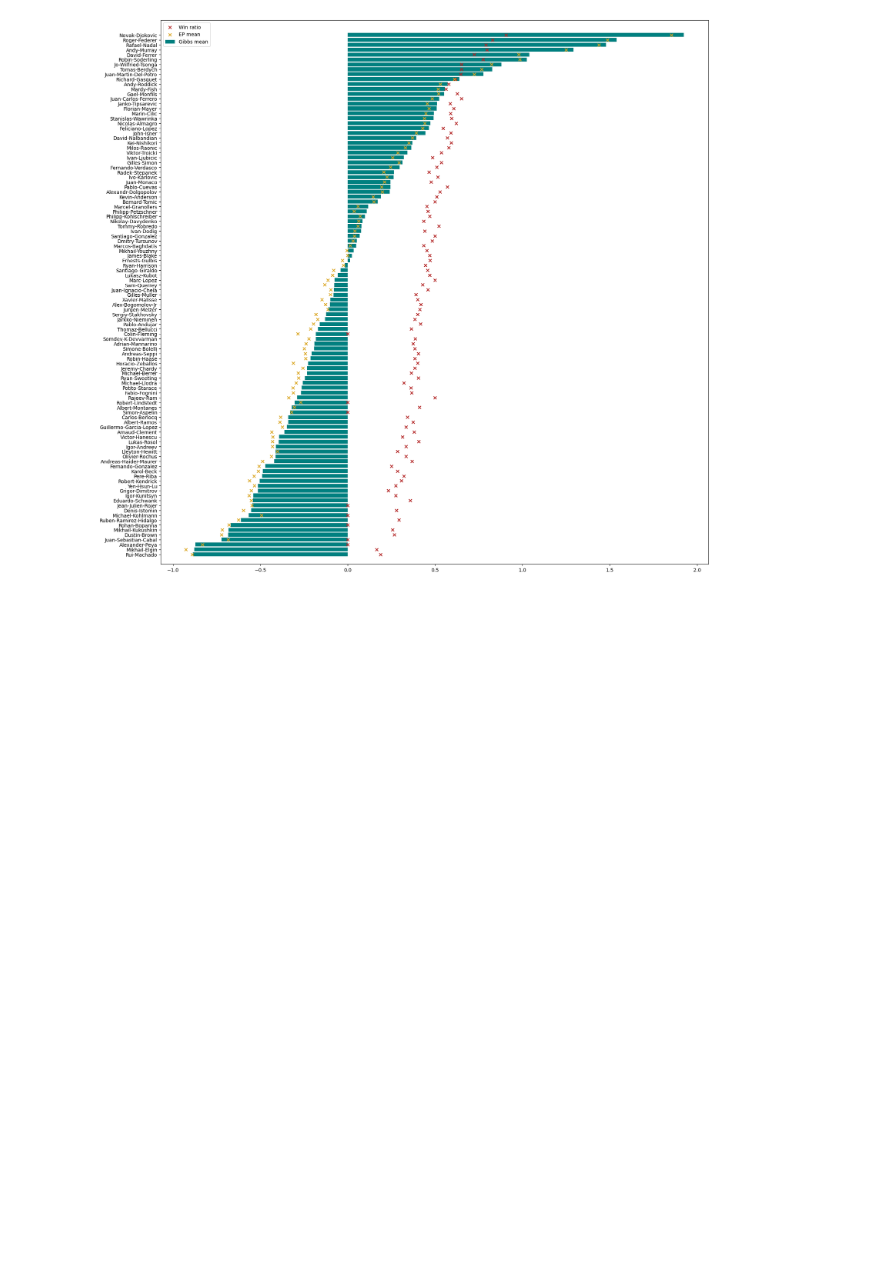
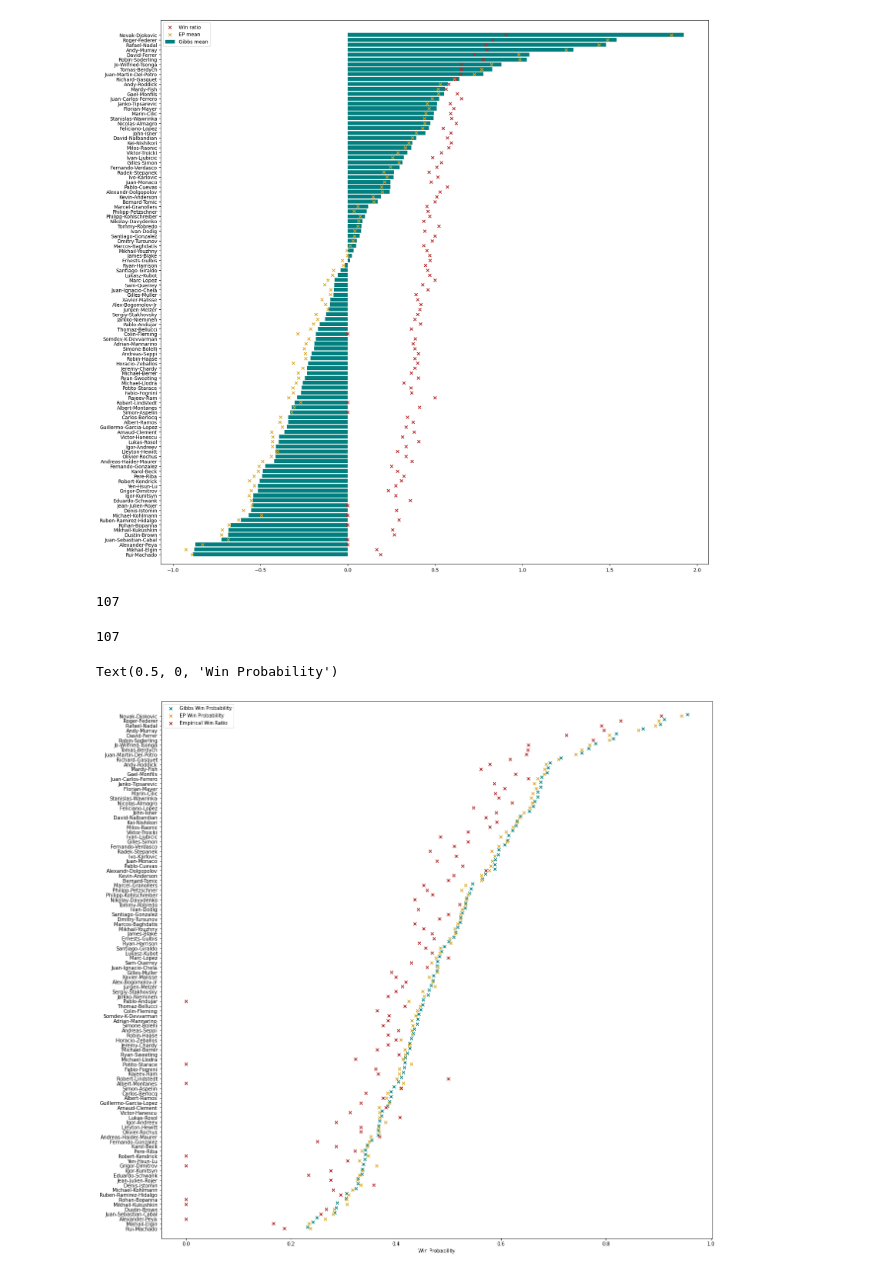
Before and after one commit to JeevanBhoot/probabilistic-ml, a Jupyter notebook: 2/coursework2.ipynb, the cells around one changed output. Drawn from its saved outputs; the diff is of its cells as text; code cells hidden in the pictures; blank space fills up the shorter version.

```diff
--- a/2/coursework2.ipynb
+++ b/2/coursework2.ipynb
@@ -643,3 +637,53 @@ plt.legend()
 # %% [output]
 <matplotlib.legend.Legend at 0x...>
 [figure]
+# %%
+len(thinned_samples)
+# %% [output]
+107
+# %%
+M
+# %% [output]
+107
+# %%
+gibbs_probs = np.zeros((M, M))
+for i in range(M):
+    for j in range(M):
+        gibbs_probs[j, i] = np.mean(norm.cdf(thinned_samples[i] - thinned_samples[j]))
+
+gibbs_winning_probs = np.zeros(M)
+for p in range(M):
+    gibbs_winning_probs[p] = np.sum(gibbs_probs[:, p]) / (M - 1) # (M -1) opponents
+# %%
+ep_probs = np.zeros(shape=(M,M))
+gibbs_probs = np.zeros((M, M))
+for i in range(M):
+    for j in range(M):
+        gibbs_probs[j, i] = np.mean(norm.cdf(thinned_samples[i] - thinned_samples[j]))
+        mean = mean_player_skills[i] - mean_player_skills[j]
+        variance = (1 / precision_player_skills[i]) + (1 / precision_player_skills[j]) + 1
+        p_win = norm.cdf(mean/ np.sqrt(variance))
+        ep_probs[i,j] = p_win
+
+ep_winning_probs = np.zeros(M)
+gibbs_winning_probs = np.zeros(M)
+for p in range(M):
+    gibbs_winning_probs[p] = np.sum(gibbs_probs[:, p]) / (M - 1)
+    ep_winning_probs[p] = np.mean(ep_probs[p,:])
+# %%
+gibbs_rankings_wins = np.argsort(gibbs_winning_probs)
+sorted_names_wins = W[gibbs_rankings_wins]
+
+xx = np.linspace(0, len(mean_player_skills)-1, len(mean_player_skills))
+plt.figure(figsize=(20, 20))
+#plt.barh(xx, gibbs_winning_probs[gibbs_rankings_wins], color="teal", label="Gibbs mean")
+plt.scatter(gibbs_winning_probs[gibbs_rankings_wins], xx+0.3, marker="x", color="teal", label="Gibbs Win Probability")
+plt.scatter(ep_winning_probs[gibbs_rankings_wins], xx, marker="x", color="goldenrod", label="EP Win Probability")
+plt.scatter(win_ratios[gibbs_rankings_wins], xx, marker="x", color="firebrick", label="Empirical Win Ratio")
+plt.yticks(xx, labels=sorted_names[:, 0])
+plt.ylim([-2, 109])
+plt.legend()
+plt.xlabel('Win Probability')
+# %% [output]
+Text(0.5, 0, 'Win Probability')
+[figure, added]
```
Also changed, not shown: parts of 15 cells of this notebook, 9 other files.
